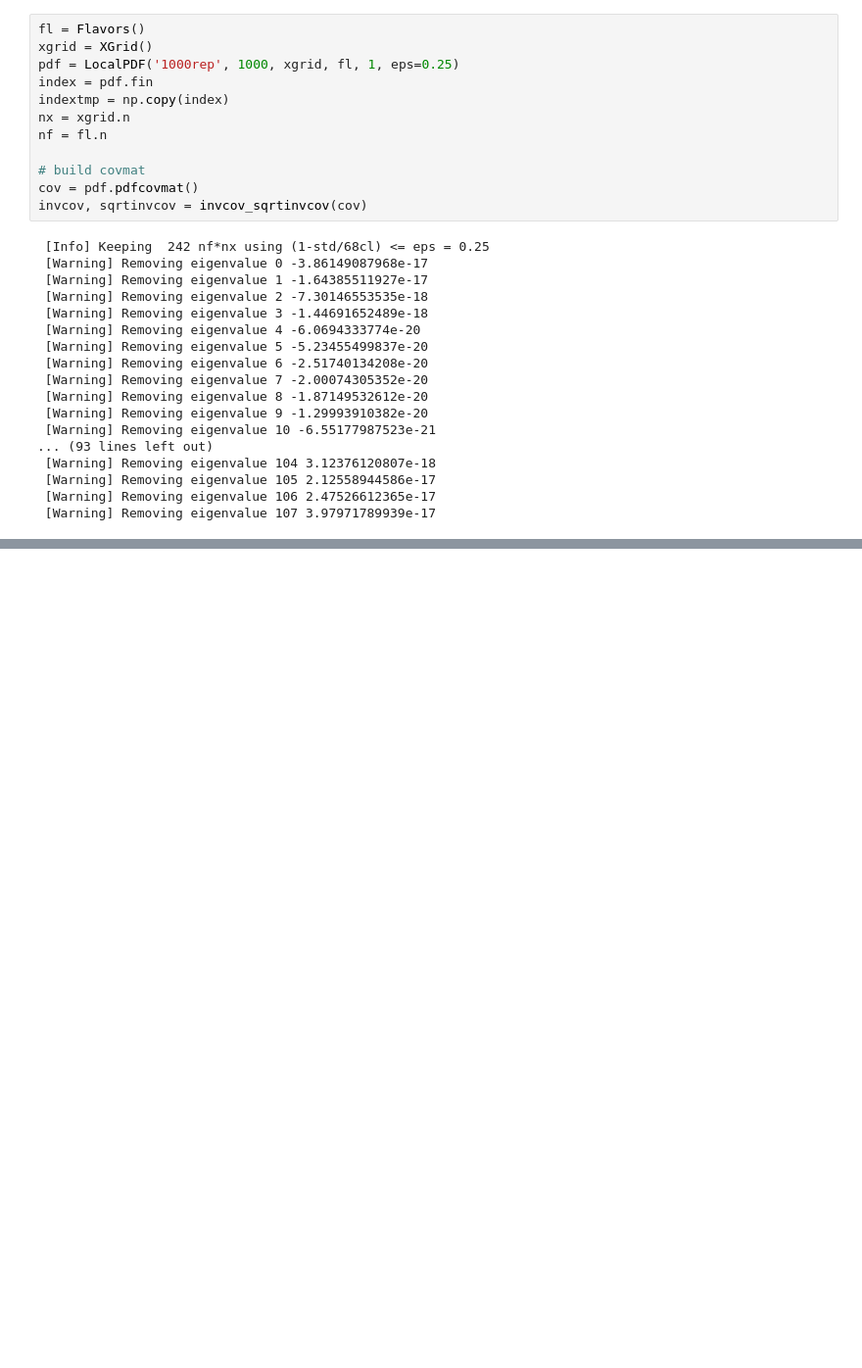
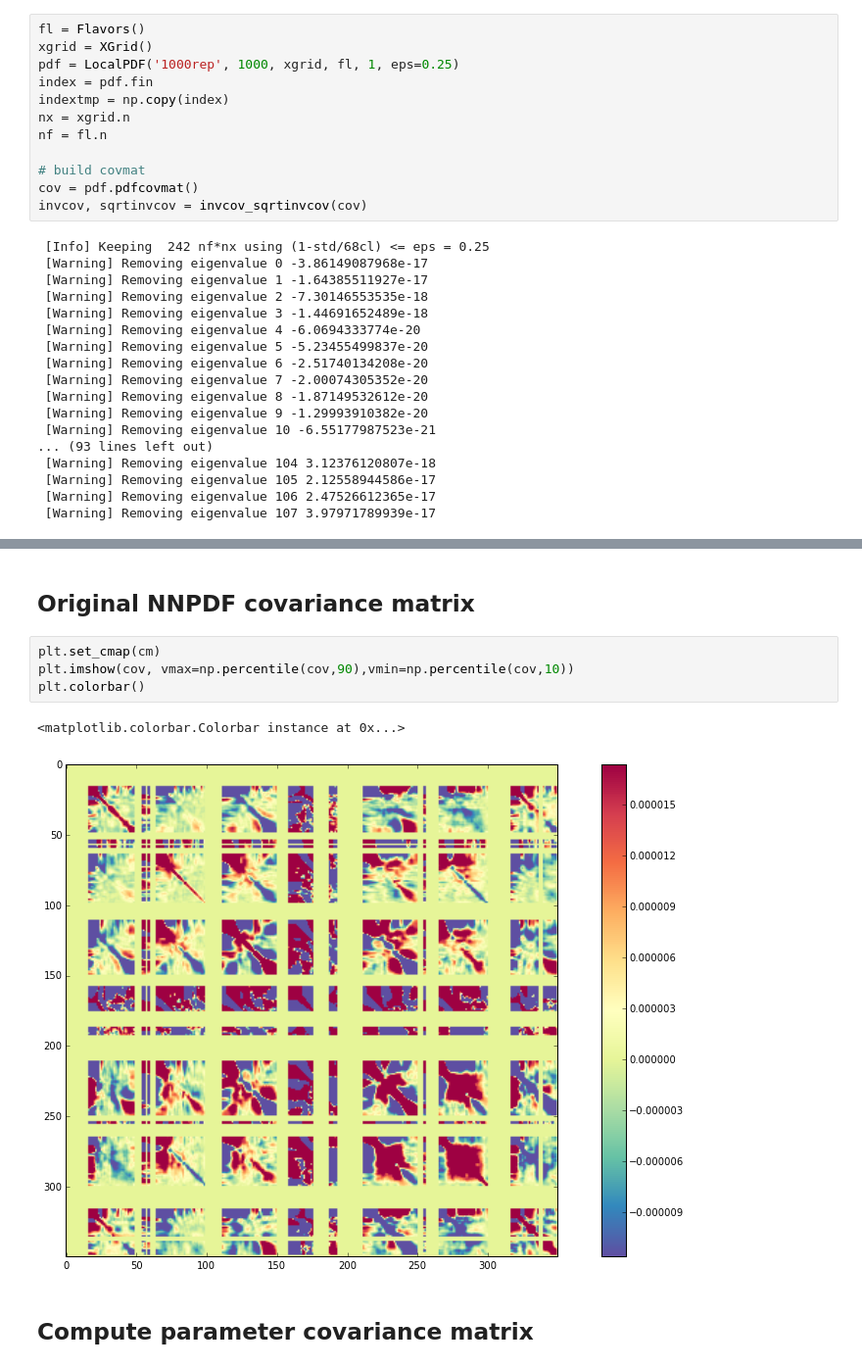
Before and after one commit to Zaharid/mc2hessian, a Jupyter notebook: Representation Exploration.ipynb, the cells around one changed output, grey strips where cells are left out. Shown: that part at 98% size. Drawn from its saved outputs; the diff is of its cells as text; blank space fills up the shorter version.

```diff
--- a/Representation Exploration.ipynb
+++ b/Representation Exploration.ipynb
@@ -174,0 +86,13 @@ plt.xlabel("$N_{eig}$")
+# %% [markdown]
+Original NNPDF covariance matrix
+--------------------------------
+# %%
+plt.set_cmap(cm)
+plt.imshow(cov, vmax=np.percentile(cov,90),vmin=np.percentile(cov,10))
+plt.colorbar()
+# %% [output]
+<matplotlib.colorbar.Colorbar instance at 0x...>
+[figure, added]
+# %% [markdown]
+Compute parameter covariance matrix
+--------------------
```
Also changed, not shown: parts of 36 cells of this notebook.
